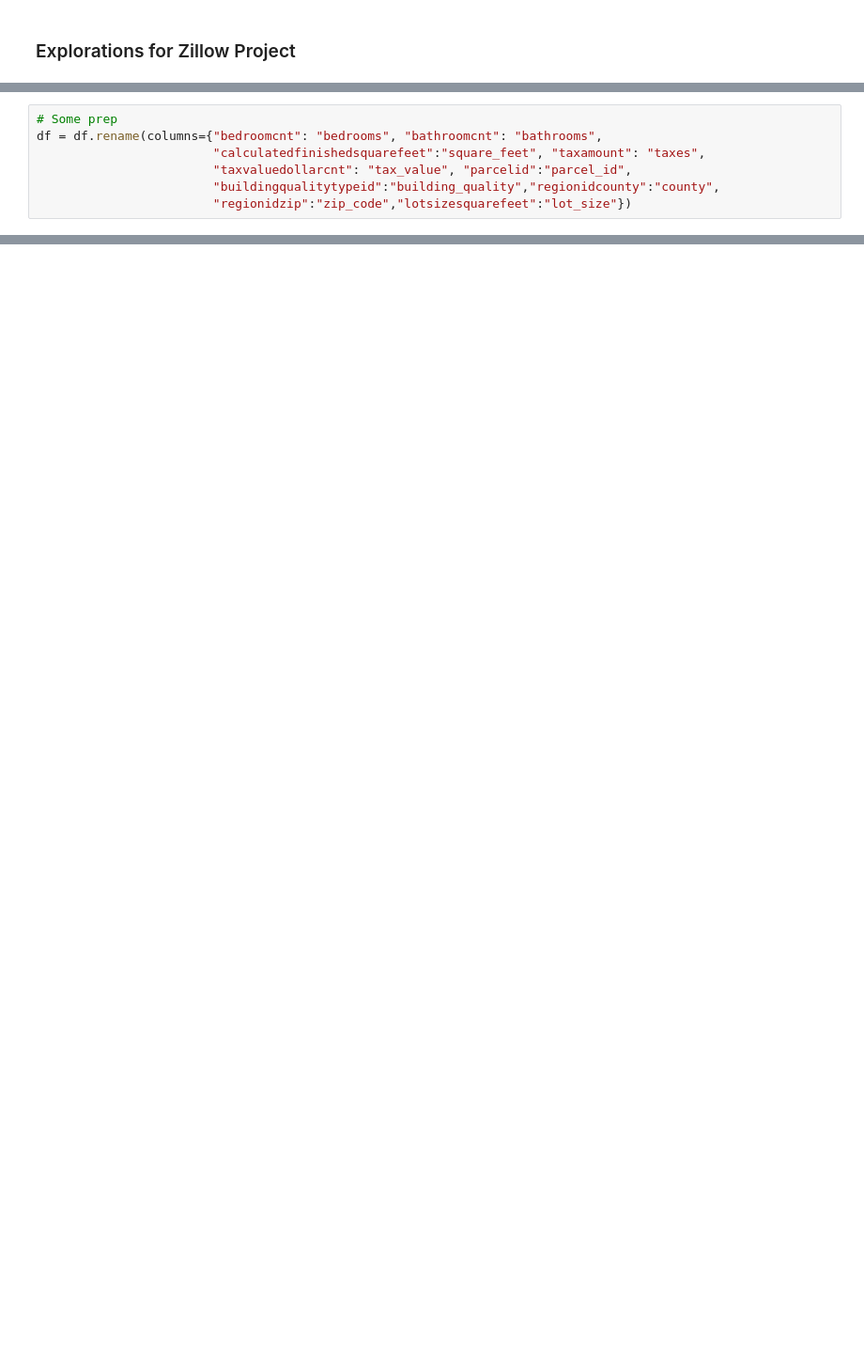
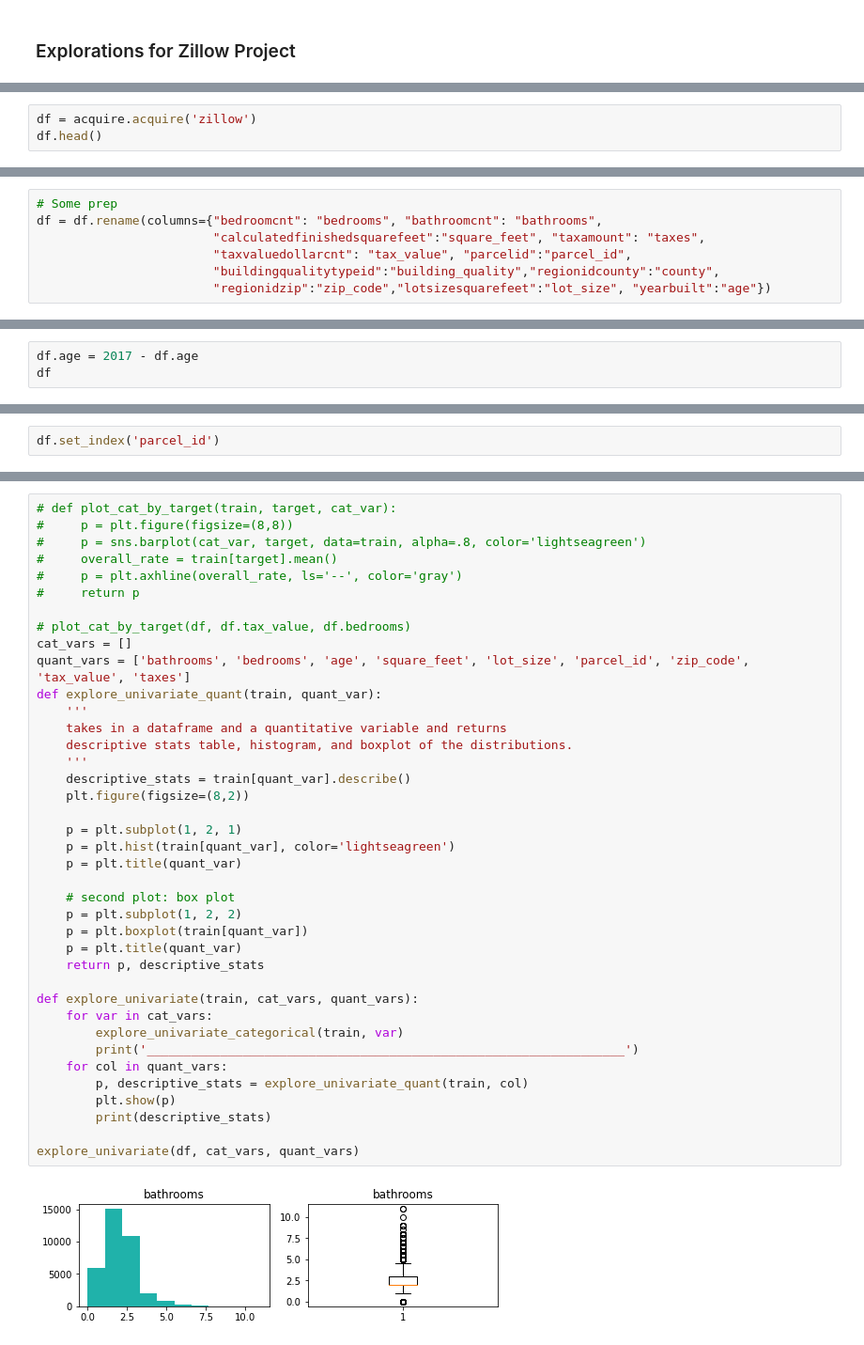
Before and after one commit to barbmarques/zillow-regression-project, a Jupyter notebook: Zillow.ipynb, the cells around one changed output, grey strips where cells are left out. Shown at 94% size. Drawn from its saved outputs; the diff is of its cells as text; blank space fills up the shorter version.

Commit message:
Updated work on zillow projects

```diff
--- a/Zillow.ipynb
+++ b/Zillow.ipynb
@@ -36,0 +20,3 @@ df.head()
+# %%
+df = acquire.acquire('zillow')
+df.head()
@@ -40,4 +33,4 @@ df = df.rename(columns={"bedroomcnt": "bedrooms", "bathroomcnt": "bathrooms",
                         "calculatedfinishedsquarefeet":"square_feet", "taxamount": "taxes",
                         "taxvaluedollarcnt": "tax_value", "parcelid":"parcel_id",
                         "buildingqualitytypeid":"building_quality","regionidcounty":"county",
-                        "regionidzip":"zip_code","lotsizesquarefeet":"lot_size"})
+                        "regionidzip":"zip_code","lotsizesquarefeet":"lot_size", "yearbuilt":"age"})
@@ -56,0 +50,3 @@ df.head()
+# %%
+df.age = 2017 - df.age
+df
@@ -56,0 +67,2 @@ df.head()
+# %%
+df.set_index('parcel_id')
@@ -98,0 +206,41 @@ dtype: int64
+# %%
+# def plot_cat_by_target(train, target, cat_var):
+#     p = plt.figure(figsize=(8,8))
+#     p = sns.barplot(cat_var, target, data=train, alpha=.8, color='lightseagreen')
+#     overall_rate = train[target].mean()
+#     p = plt.axhline(overall_rate, ls='--', color='gray')
+#     return p
+
+# plot_cat_by_target(df, df.tax_value, df.bedrooms)
+cat_vars = []
+quant_vars = ['bathrooms', 'bedrooms', 'age', 'square_feet', 'lot_size', 'parcel_id', 'zip_code', 'tax_value', 'taxes']
+def explore_univariate_quant(train, quant_var):
+    '''
+    takes in a dataframe and a quantitative variable and returns
+    descriptive stats table, histogram, and boxplot of the distributions.
+    '''
+    descriptive_stats = train[quant_var].describe()
+    plt.figure(figsize=(8,2))
+
+    p = plt.subplot(1, 2, 1)
+    p = plt.hist(train[quant_var], color='lightseagreen')
+    p = plt.title(quant_var)
+
+    # second plot: box plot
+    p = plt.subplot(1, 2, 2)
+    p = plt.boxplot(train[quant_var])
+    p = plt.title(quant_var)
+    return p, descriptive_stats
+
+def explore_univariate(train, cat_vars, quant_vars):
+    for var in cat_vars:
+        explore_univariate_categorical(train, var)
+        print('_________________________________________________________________')
+    for col in quant_vars:
+        p, descriptive_stats = explore_univariate_quant(train, col)
+        plt.show(p)
+        print(descriptive_stats)
+
+explore_univariate(df, cat_vars, quant_vars)
+# %% [output]
+[figure, added]
```
Also changed, not shown: parts of 21 cells of this notebook, 1 other file.
